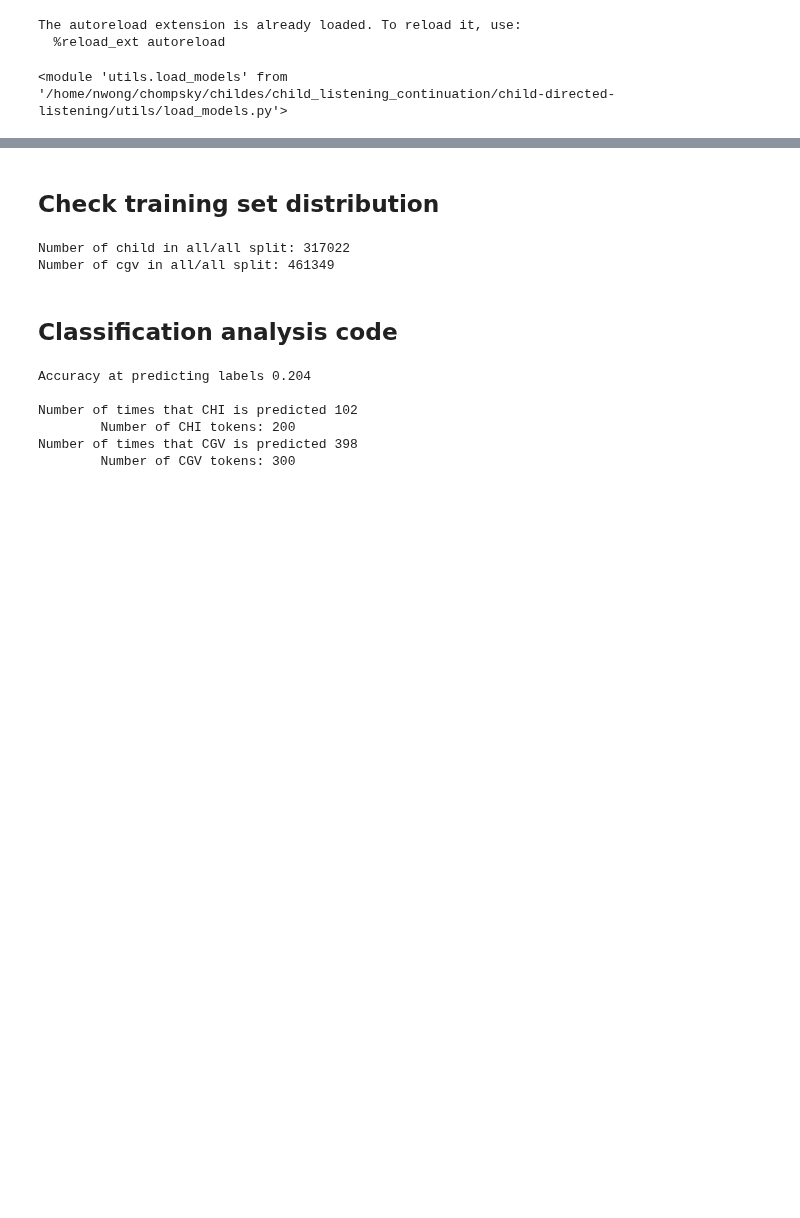
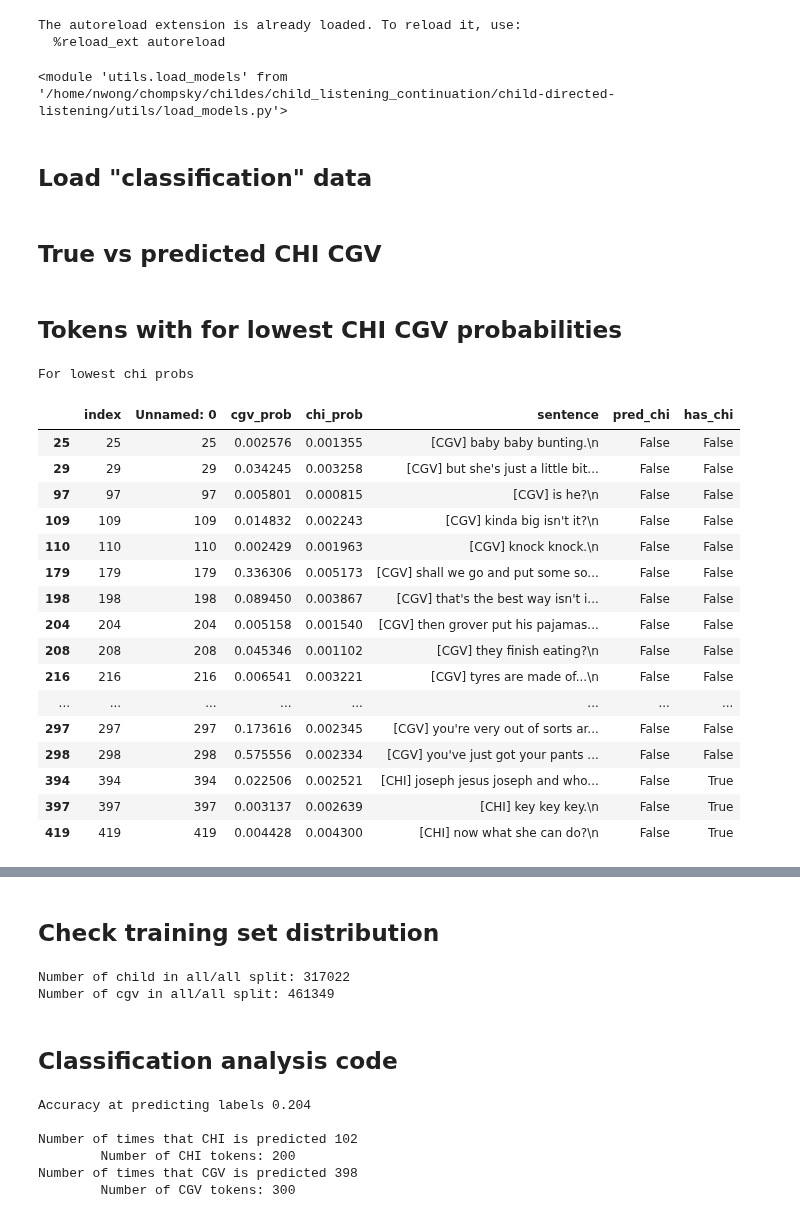
Before and after one commit to smeylan/child-directed-listening, a Jupyter notebook: Model behavior analyses.ipynb, the cells around one changed output, grey strips where cells are left out. Drawn from its saved outputs; the diff is of its cells as text; code cells hidden in the pictures; blank space fills up the shorter version.

Commit message:
added lowest probabilities

```diff
--- a/Model behavior analyses.ipynb
+++ b/Model behavior analyses.ipynb
@@ -23,3 +23,56 @@ import importlib
 importlib.reload(load_models)
 # %% [output]
 <module 'utils.load_models' from '/home/nwong/chompsky/childes/child_listening_continuation/child-directed-listening/utils/load_models.py'>
+# %% [markdown]
+## Load "classification" data
+# %%
+split = 'all'; dataset = 'all';
+
+this_split_loc = split_gen.get_split_folder(split, dataset, config.model_analyses_dir)
+results_path = join(this_split_loc, 'completions_classification.csv')
+this_df = pd.read_csv(results_path).reset_index()
+
+this_df['index'] = list(range(this_df.shape[0]))
+this_df.set_index('index')
+
+has_chi = lambda s : '[CHI]' in s
+
+this_df['pred_chi'] = (this_df['cgv_prob'] < this_df['chi_prob'])
+this_df['has_chi'] = list(map(has_chi, this_df['sentence']))
+# %% [markdown]
+## True vs predicted CHI CGV
+# %% [markdown]
+## Tokens with for lowest CHI CGV probabilities
+# %%
+def find_lowest_probs(is_chi, df, sel_num = 20):
+
+    key = 'chi_prob' if is_chi else 'cgv_prob'
+    lowest_idxs = np.argsort(df[key])[:sel_num]
+
+    lowest_df = df[df.index.isin(lowest_idxs)]
+
+    assert sorted(this_df[key])[:20] == sorted(lowest_df[key])
+
+    return lowest_df
+
+print('For lowest chi probs')
+find_lowest_probs(True, this_df)
+# %% [output]
+For lowest chi probs
+|  | index | Unnamed: 0 | cgv_prob | chi_prob | sentence | pred_chi | has_chi |
+| 25 | 25 | 25 | 0.002576 | 0.001355 | [CGV] baby baby bunting.\n | False | False |
+| 29 | 29 | 29 | 0.034245 | 0.003258 | [CGV] but she's just a little bit... | False | False |
+| 97 | 97 | 97 | 0.005801 | 0.000815 | [CGV] is he?\n | False | False |
+| 109 | 109 | 109 | 0.014832 | 0.002243 | [CGV] kinda big isn't it?\n | False | False |
+| 110 | 110 | 110 | 0.002429 | 0.001963 | [CGV] knock knock.\n | False | False |
+| 179 | 179 | 179 | 0.336306 | 0.005173 | [CGV] shall we go and put some so... | False | False |
+| 198 | 198 | 198 | 0.089450 | 0.003867 | [CGV] that's the best way isn't i... | False | False |
+| 204 | 204 | 204 | 0.005158 | 0.001540 | [CGV] then grover put his pajamas... | False | False |
+| 208 | 208 | 208 | 0.045346 | 0.001102 | [CGV] they finish eating?\n | False | False |
+| 216 | 216 | 216 | 0.006541 | 0.003221 | [CGV] tyres are made of...\n | False | False |
+| ... | ... | ... | ... | ... | ... | ... | ... |
+| 297 | 297 | 297 | 0.173616 | 0.002345 | [CGV] you're very out of sorts ar... | False | False |
+| 298 | 298 | 298 | 0.575556 | 0.002334 | [CGV] you've just got your pants ... | False | False |
+| 394 | 394 | 394 | 0.022506 | 0.002521 | [CHI] joseph jesus joseph and who... | False | True |
+| 397 | 397 | 397 | 0.003137 | 0.002639 | [CHI] key key key.\n | False | True |
+| 419 | 419 | 419 | 0.004428 | 0.004300 | [CHI] now what she can do?\n | False | True |
```
Also changed, not shown: parts of 2 cells of this notebook, 4 other files.
